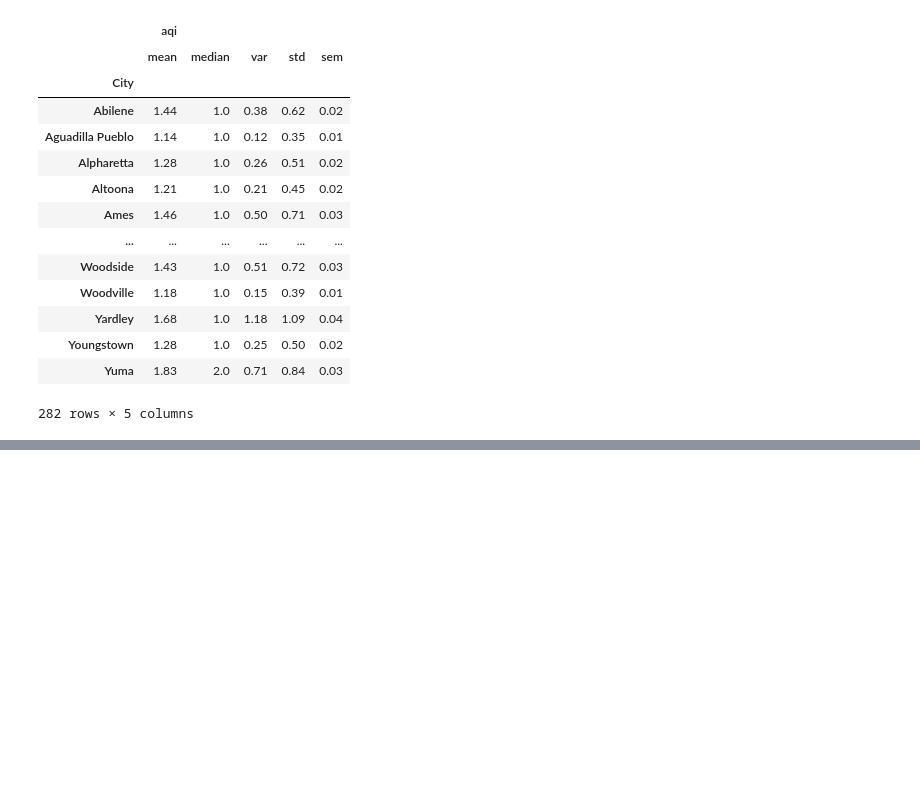
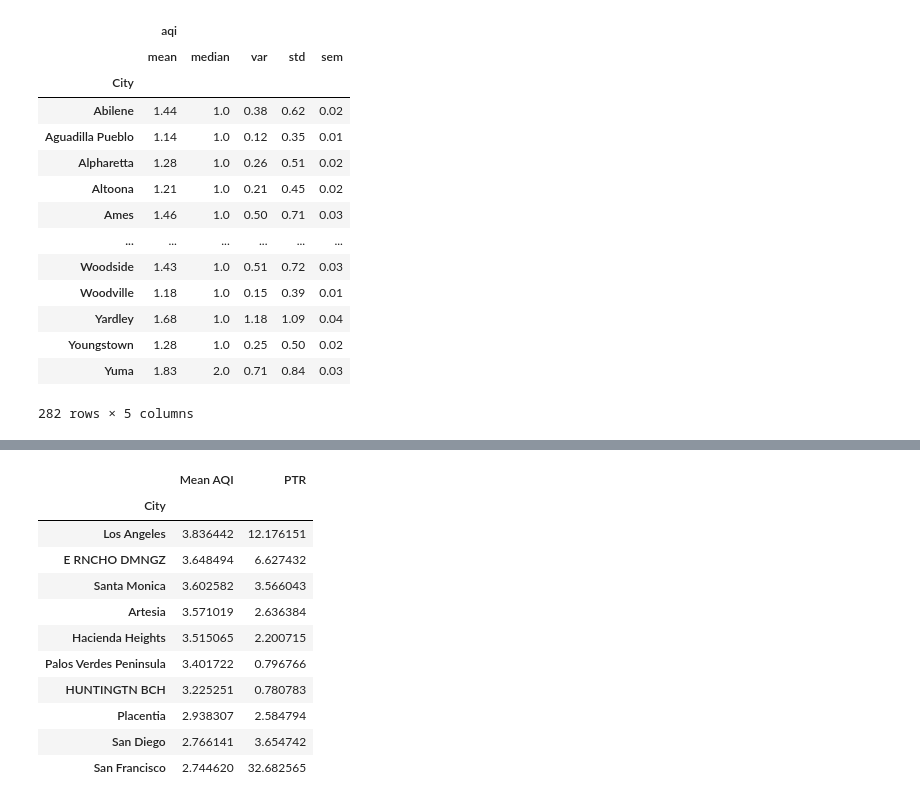
Before and after one commit to khartmann5/Project_01, a Jupyter notebook: Air_Quality_Data.ipynb, the cells around one changed output, grey strips where cells are left out. Saved outputs shown, nothing was run; the diff lists cells and outputs as text; code cells hidden in the pictures; blank space fills up the shorter version.

```diff
--- a/Air_Quality_Data.ipynb
+++ b/Air_Quality_Data.ipynb
@@ -201,0 +275,18 @@ readSummary_df
+# %%
+#Sort
+bycity_top5_df = bycity_summary_df.sort_values("Mean AQI", ascending=False)
+#Display first 5 rows
+bycity_top5_df.iloc[0:10,:]
+# %% [output]
+|  | Mean AQI | PTR |
+| City |  |  |
+| Los Angeles | 3.836442 | 12.176151 |
+| E RNCHO DMNGZ | 3.648494 | 6.627432 |
+| Santa Monica | 3.602582 | 3.566043 |
+| Artesia | 3.571019 | 2.636384 |
+| Hacienda Heights | 3.515065 | 2.200715 |
+| Palos Verdes Peninsula | 3.401722 | 0.796766 |
+| HUNTINGTN BCH | 3.225251 | 0.780783 |
+| Placentia | 2.938307 | 2.584794 |
+| San Diego | 2.766141 | 3.654742 |
+| San Francisco | 2.744620 | 32.682565 |
```
Also changed, not shown: parts of 5 cells of this notebook.
